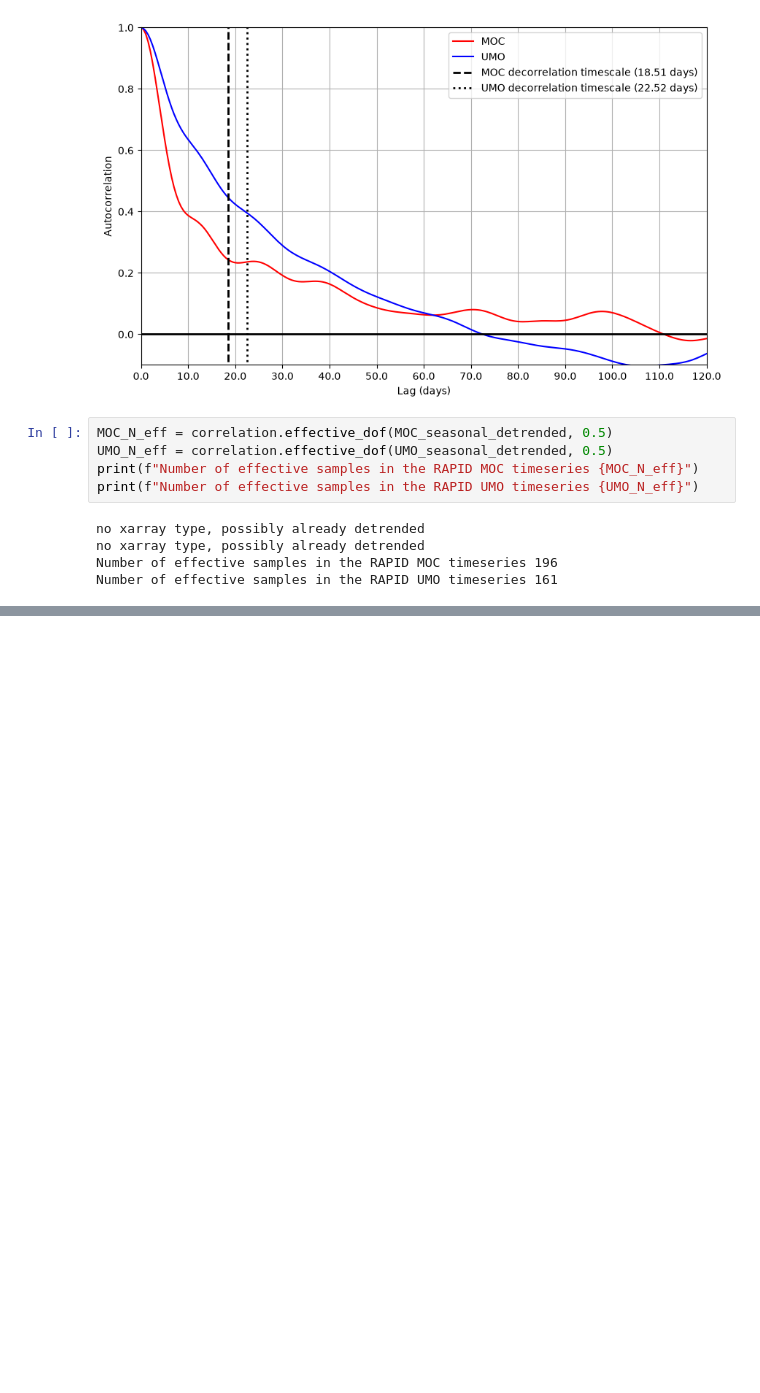
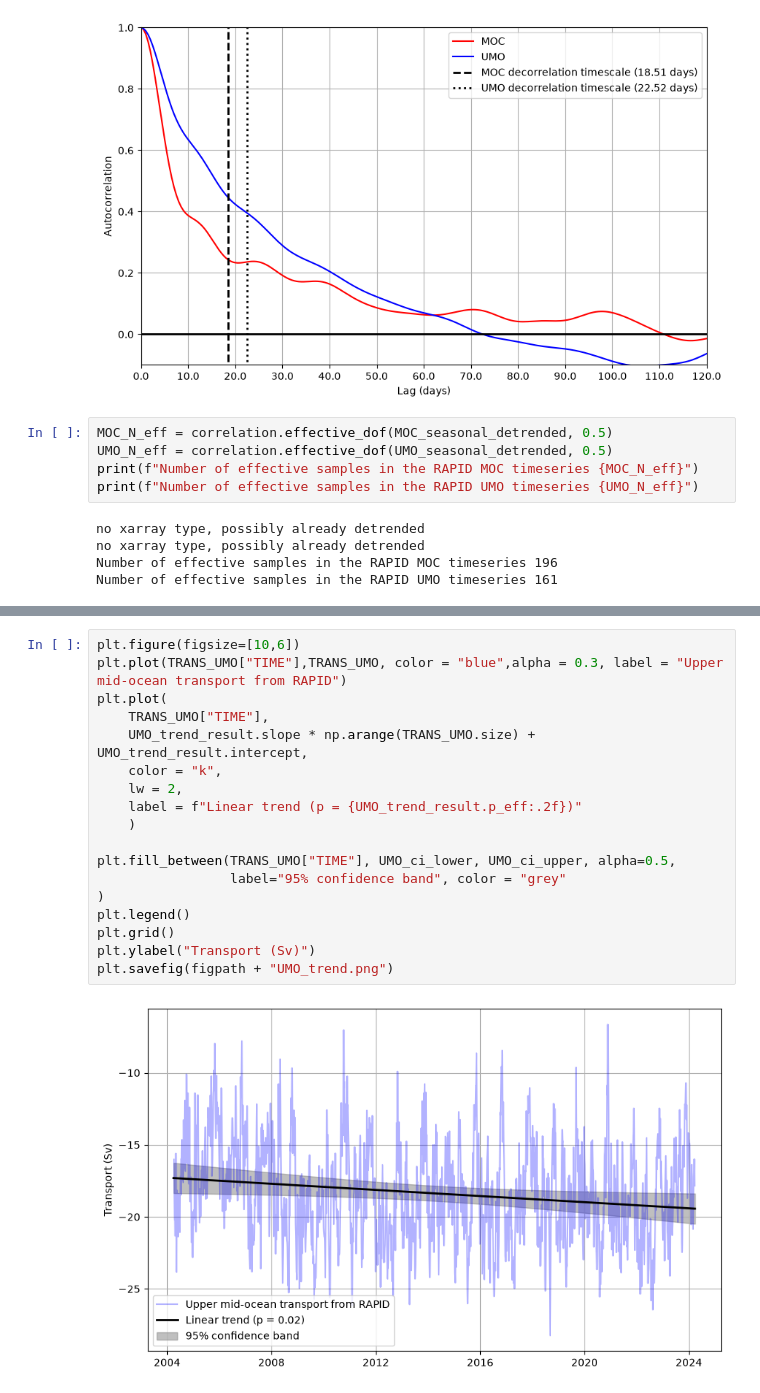
Before and after one commit to jakey244/DataAnalysis_A2, a Jupyter notebook: notebooks/part2A_seasonality_autocorrelation_trends.ipynb, the cells around one changed output, grey strips where cells are left out. Cells and saved outputs as stored; diff of their text form; blank space fills up the shorter version.

```diff
--- a/notebooks/part2A_time_series_comparison.ipynb
+++ b/notebooks/part2A_seasonality_autocorrelation_trends.ipynb
@@ -132,0 +145,20 @@ The UMO decline is siginficant at 95%.
+# %%
+plt.figure(figsize=[10,6])
+plt.plot(TRANS_UMO["TIME"],TRANS_UMO, color = "blue",alpha = 0.3, label = "Upper mid-ocean transport from RAPID")
+plt.plot(
+    TRANS_UMO["TIME"],
+    UMO_trend_result.slope * np.arange(TRANS_UMO.size) + UMO_trend_result.intercept,
+    color = "k",
+    lw = 2,
+    label = f"Linear trend (p = {UMO_trend_result.p_eff:.2f})"
+    )
+
+plt.fill_between(TRANS_UMO["TIME"], UMO_ci_lower, UMO_ci_upper, alpha=0.5,
+                 label="95% confidence band", color = "grey"
+)
+plt.legend()
+plt.grid()
+plt.ylabel("Transport (Sv)")
+plt.savefig(figpath + "UMO_trend.png")
+# %% [output]
+[figure, added]
```
Also changed, not shown: parts of 5 cells of this notebook, 6 other files.
